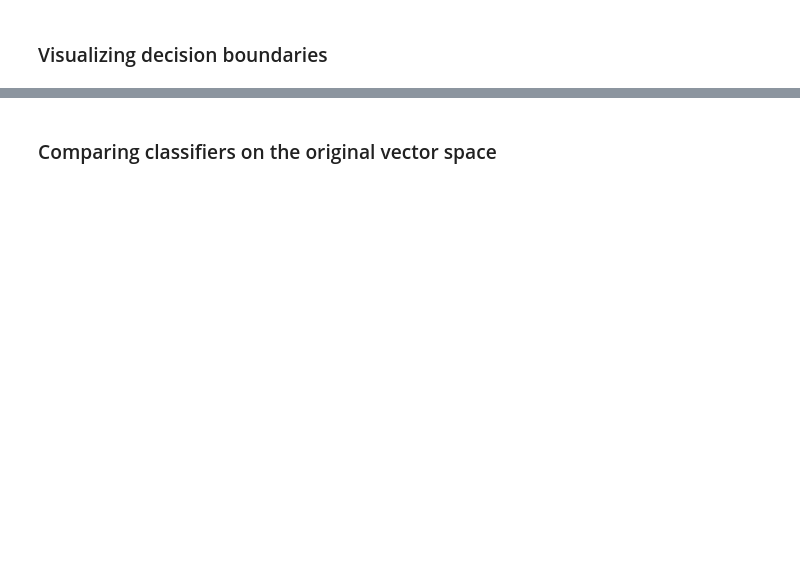
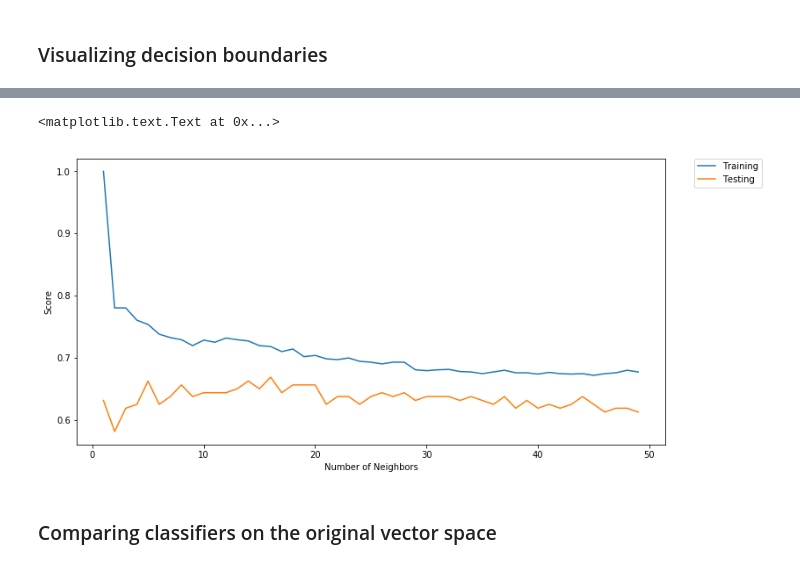
Before and after one commit to florisvanvugt/workshop4june2017, a Jupyter notebook: Introduction_Machine_Learning.ipynb, the cells around one changed output, grey strips where cells are left out. Cells and saved outputs as stored; diff of their text form; code cells hidden in the pictures; blank space fills up the shorter version.

```diff
--- a/Introduction_Machine_Learning.ipynb
+++ b/Introduction_Machine_Learning.ipynb
@@ -641,3 +746,20 @@ for i,clf in enumerate(['SVM-linear', 'kNN']):
+# %%
+score_by_nn_train = []
+score_by_nn_test = []
+for num_neighbors in range(1,50):
+    classifier = neighbors.KNeighborsClassifier(num_neighbors)
+    classifier.fit(X_train, y_train)
+    score_by_nn_train.append( classifier.score(X_train, y_train) )
+    score_by_nn_test.append( classifier.score(X_test, y_test) )
+figure(figsize=(12,6))
+plot(range(1,50), score_by_nn_train, label="Training")
+plot(range(1,50), score_by_nn_test, label="Testing")
+legend(bbox_to_anchor=(1.05, 1), loc=2, borderaxespad=0.)
+xlabel('Number of Neighbors')
+ylabel('Score')
+# %% [output]
+<matplotlib.text.Text at 0x...>
+[figure, added]
 # %% [markdown]
 ### Comparing classifiers on the original vector space
 # %%
```
Also changed, not shown: parts of 58 cells of this notebook.
